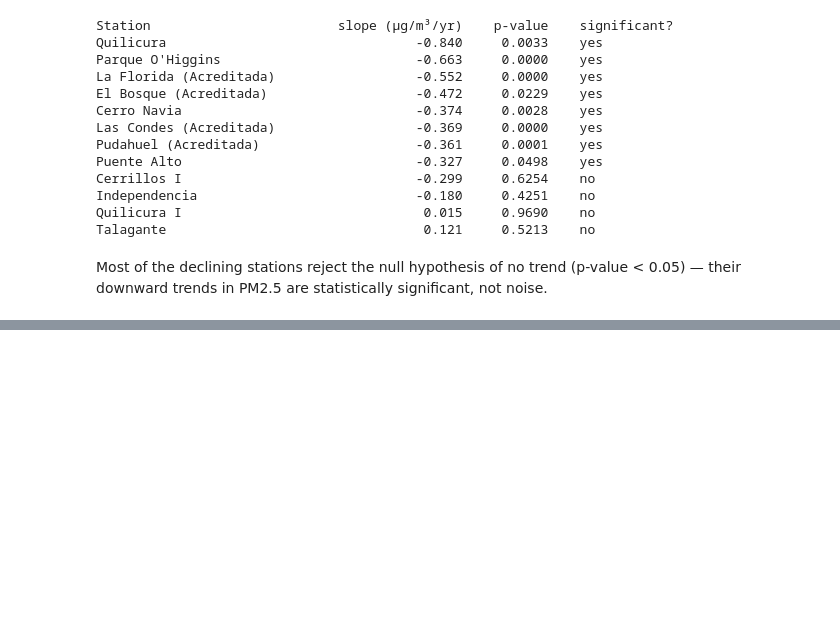
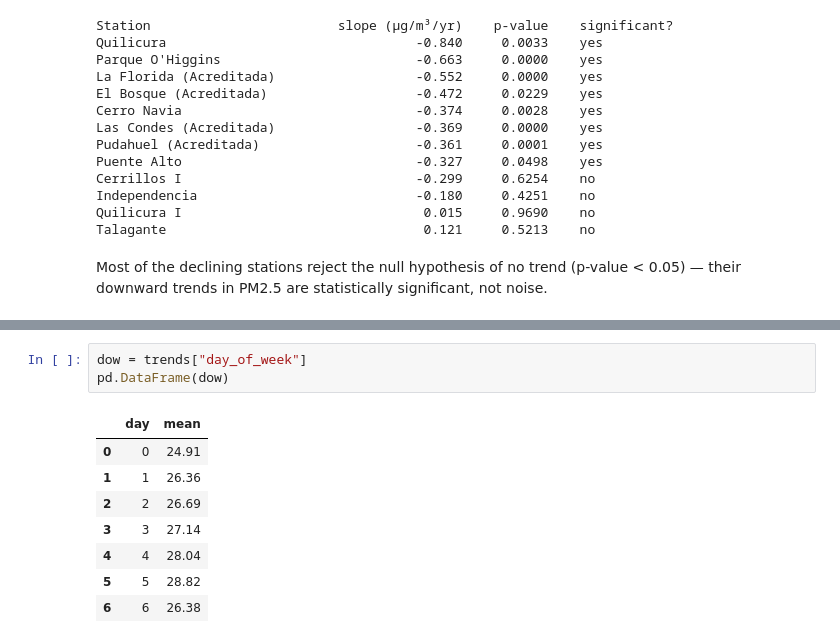
Before and after one commit to GaboAbo/Sinca, a Jupyter notebook: sinca.ipynb, the cells around one changed output, grey strips where cells are left out. Cells and saved outputs as stored; diff of their text form; blank space fills up the shorter version.

```diff
--- a/sinca.ipynb
+++ b/sinca.ipynb
@@ -314,0 +355,12 @@ Most of the declining stations reject the null hypothesis of no trend (p-value <
+# %%
+dow = trends["day_of_week"]
+pd.DataFrame(dow)
+# %% [output]
+|  | day | mean |
+| 0 | 0 | 24.91 |
+| 1 | 1 | 26.36 |
+| 2 | 2 | 26.69 |
+| 3 | 3 | 27.14 |
+| 4 | 4 | 28.04 |
+| 5 | 5 | 28.82 |
+| 6 | 6 | 26.38 |
```
Also changed, not shown: parts of 16 cells of this notebook.
